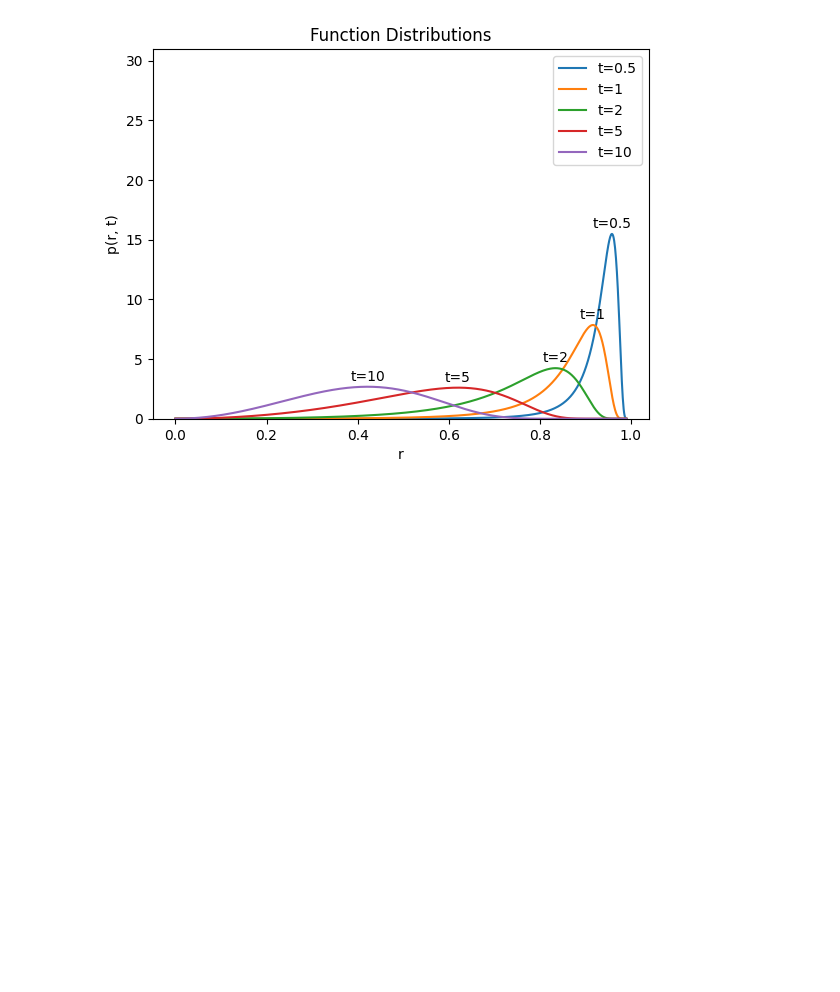
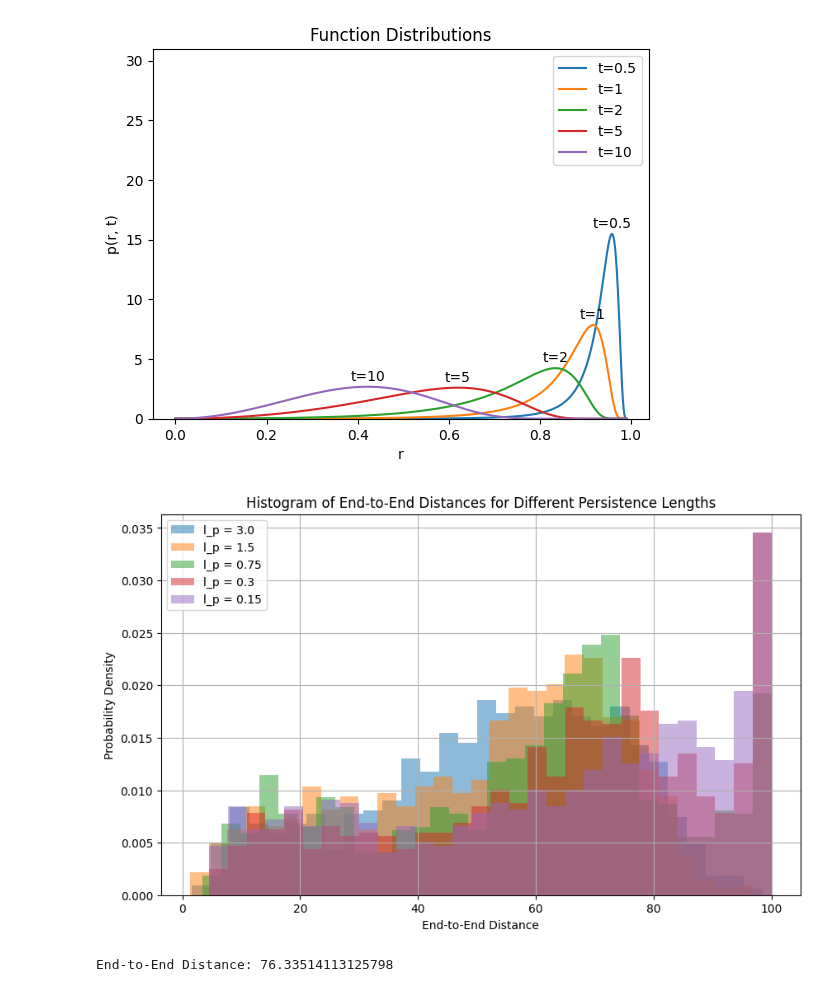
Before and after one commit to B-hub-hue/Python.exam_polymer, a Jupyter notebook: Python_exam_py.ipynb, the cells around one changed output. Drawn from its saved outputs; the diff is of its cells as text; code cells hidden in the pictures; blank space fills up the shorter version.

```diff
--- a/Python_exam_py.ipynb
+++ b/Python_exam_py.ipynb
@@ -41,6 +41,71 @@ plt.legend(['t=0.5', 't=1', 't=2', 't=5', 't=10'])
 plt.show()
 # %% [output]
 [figure]
+# %%
+import numpy as np
+import matplotlib.pyplot as plt
+
+# Define the function for P(theta)
+def P_theta(theta, delta_theta):
+    return theta * np.exp(-theta * (theta / delta_theta)**2)
+
+# Parameters
+N = 100  # Number of segments
+L = 1.0  # Length of each segment
+delta_theta = 1.0  # Example value for delta_theta
+
+# Generate theta samples with persistence length
+def generate_theta_samples_with_persistence(num_samples, delta_theta, persistence_length):
+    theta_samples = np.zeros(num_samples)
+    theta_samples[0] = np.random.uniform(0, 5 * delta_theta)  # First angle
+
+    for i in range(1, num_samples):
+        theta_prev = theta_samples[i - 1]
+        theta_next = np.random.normal(theta_prev, persistence_length)  # Normal distribution centered around previous angle
+        theta_next = np.clip(theta_next, 0, 5 * delta_theta)  # Ensure it's within bounds
+        prob = P_theta(theta_next, delta_theta)
+        if np.random.rand() < prob:
+            theta_samples[i] = theta_next
+        else:
+            theta_samples[i] = theta_prev  # Keep the previous angle if rejected
+
+    return theta_samples
+
+# Generate uniformly distributed phi
+def generate_phi_samples(num_samples):
+    return np.random.uniform(0, 2 * np.pi, num_samples)
+
+# Persistence lengths to test
+persistence_lengths = np.array([3.00, 1.5, 0.75, 0.30, 0.15])
+
+# Store end-to-end distances for different persistence lengths
+end_to_end_distances = []
+
+# Run simulations for each persistence length
+for persistence_length in persistence_lengths:
+    distances = []
+    for _ in range(1000):  # Number of simulations per persistence length
+        thetas = generate_theta_samples_with_persistence(N, delta_theta, persistence_length)
+        phis = generate_phi_samples(N)
+        distance = calculate_end_to_end_distance(N, L, thetas, phis)
+        distances.append(distance)
+    end_to_end_distances.append(distances)
+
+# Plotting the results
+plt.figure(figsize=(10, 6))
+for i, persistence_length in enumerate(persistence_lengths):
+    plt.hist(end_to_end_distances[i], bins=30, density=True, alpha=0.5, label=f'l_p = {persistence_length}')
+
+plt.xlabel('End-to-End Distance')
+plt.ylabel('Probability Density')
+plt.title('Histogram of End-to-End Distances for Different Persistence Lengths')
+plt.legend()
+plt.grid()
+plt.show()
+print(f"End-to-End Distance: {end_to_end_distance}")
+# %% [output]
+[figure, added]
+End-to-End Distance: 76.33514113125798
 # %%
 import numpy as np
 import matplotlib.pyplot as plt
```
Also changed, not shown: parts of 2 cells of this notebook.
